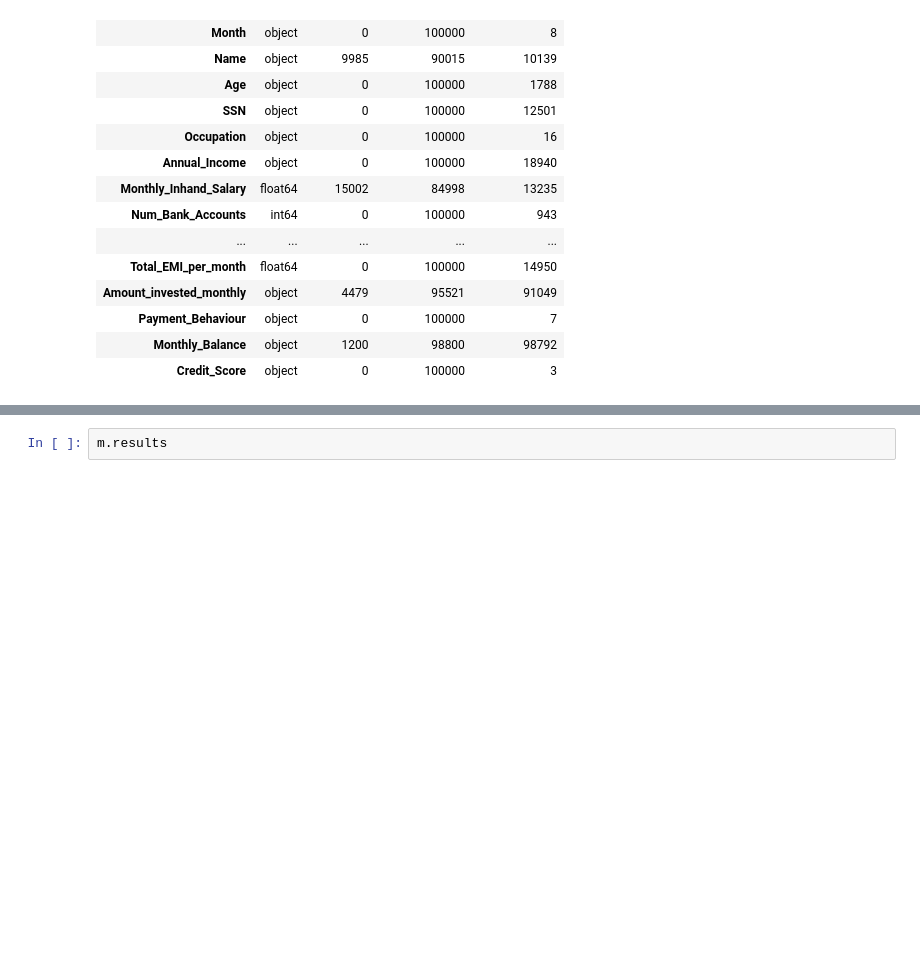
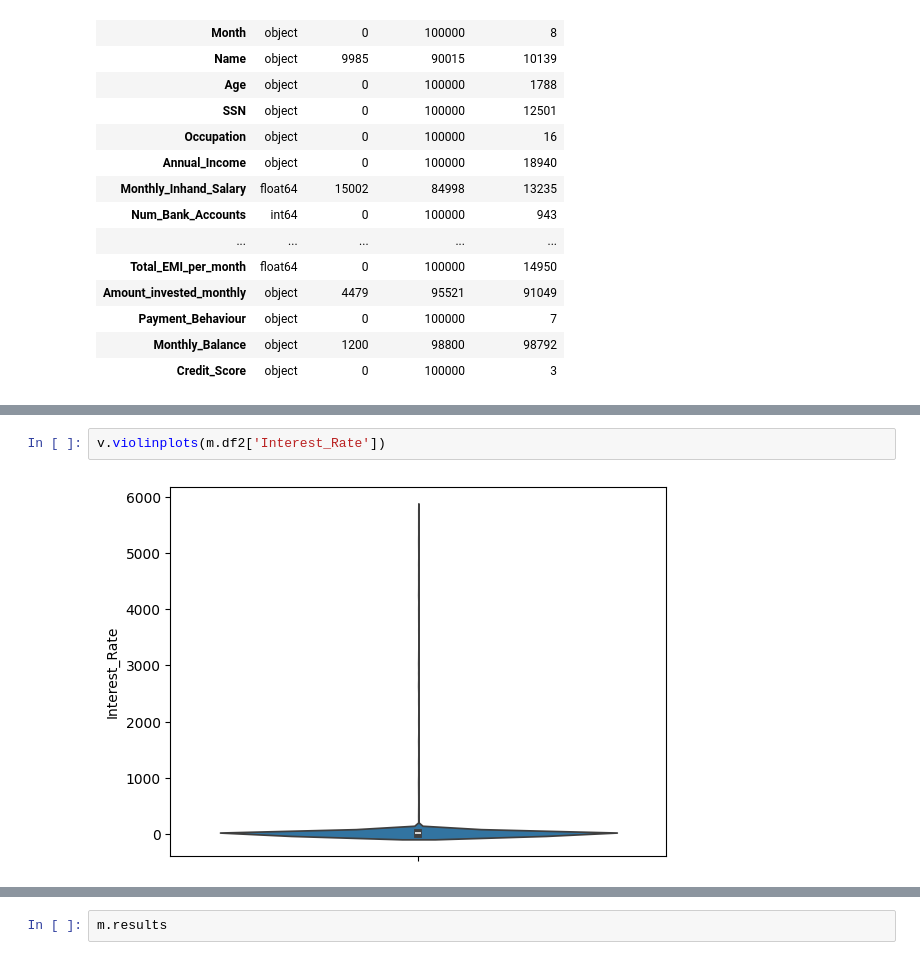
Before and after one commit to EmilianoMena/Credit_Punctuation_Model, a Jupyter notebook: notebook.ipynb, the cells around one changed output, grey strips where cells are left out. Cells and saved outputs as stored; diff of their text form; blank space fills up the shorter version.

```diff
--- a/notebook.ipynb
+++ b/notebook.ipynb
@@ -95,0 +128,4 @@ Finally to end the data cleaning proccess we need to change the Credit_History_A
+# %%
+v.violinplots(m.df2['Interest_Rate'])
+# %% [output]
+[figure, added]
```
Also changed, not shown: parts of 16 cells of this notebook, 2 other files.
